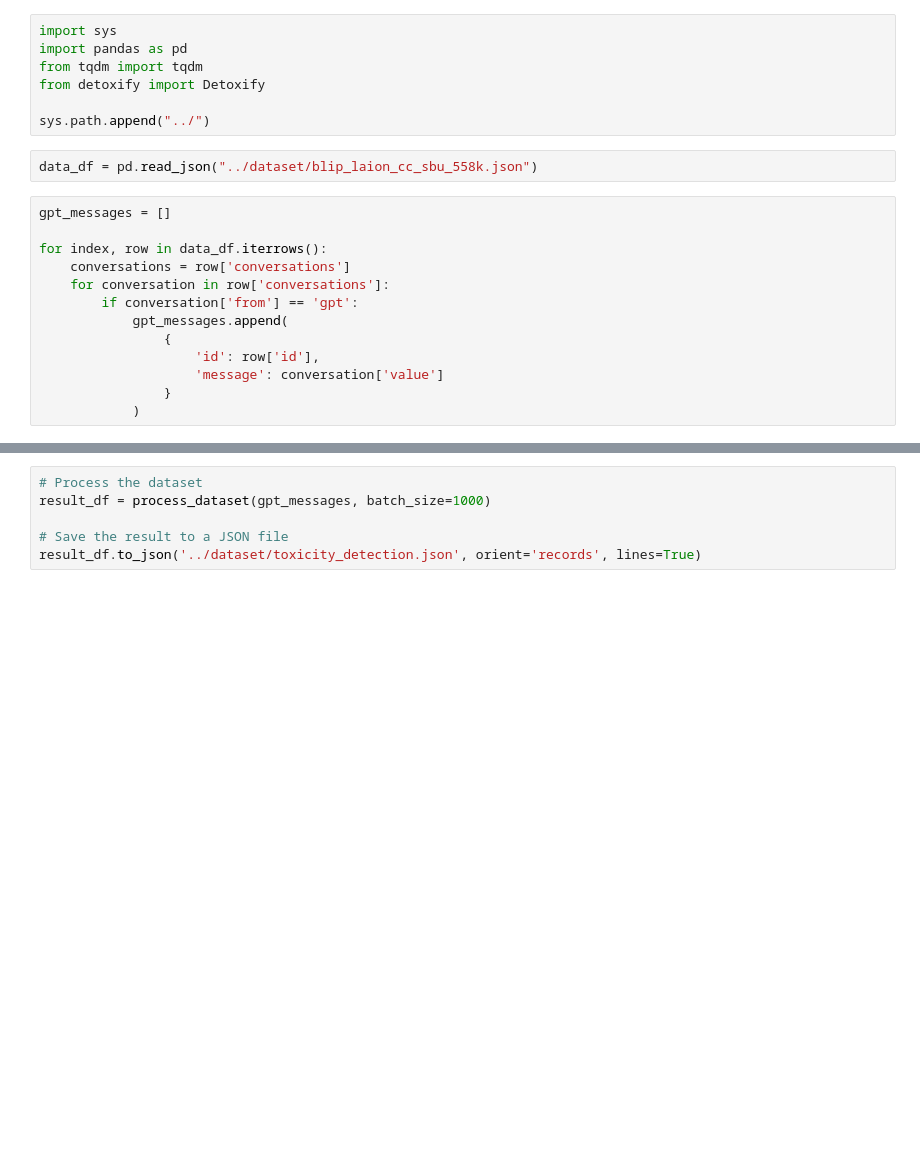
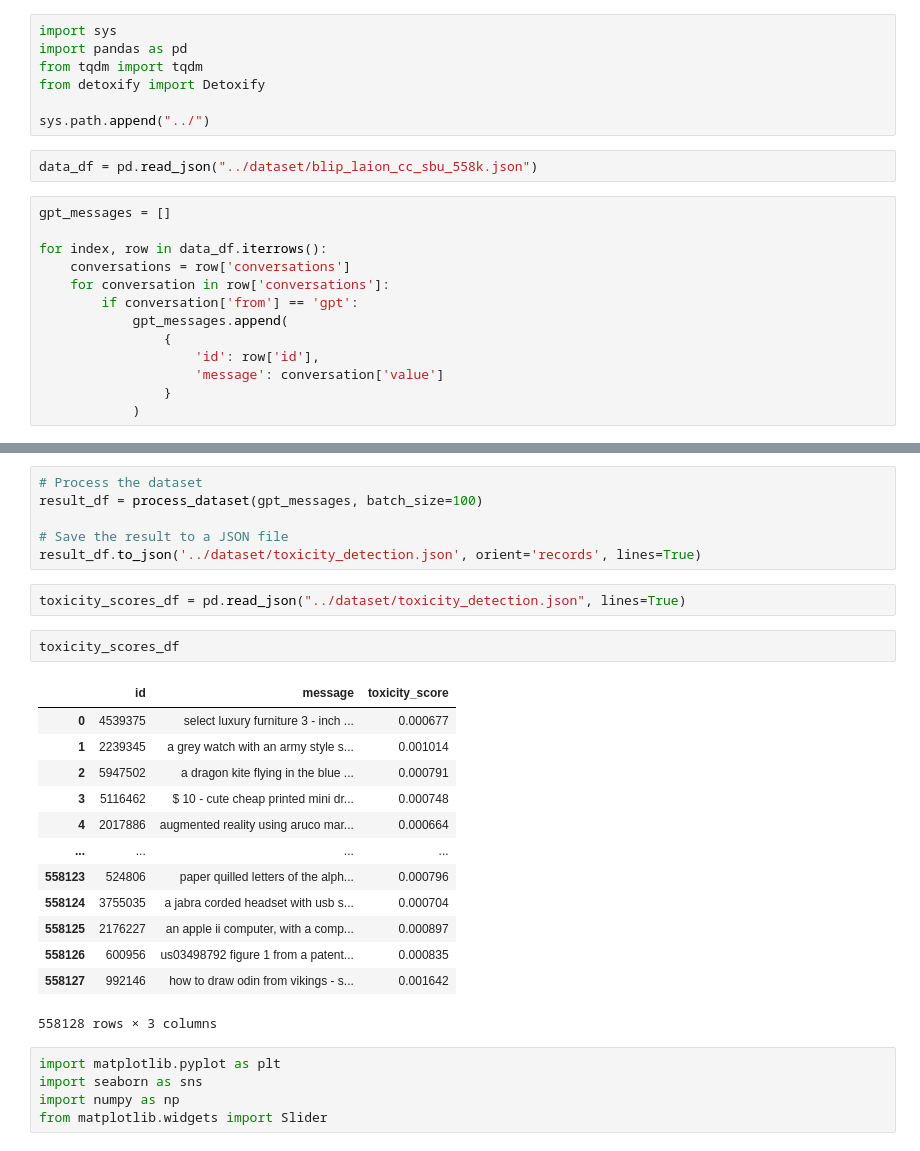
Before and after one commit to SuryaKrishna02/maya-dataset-creation, a Jupyter notebook: notebooks/toxic_bert.ipynb, the cells around one changed output, grey strips where cells are left out. Drawn from its saved outputs; the diff is of its cells as text; blank space fills up the shorter version.

Commit message:
Added the toxic bert notebook

```diff
--- a/notebooks/toxic_bert.ipynb
+++ b/notebooks/toxic_bert.ipynb
@@ -73,7 +68,30 @@ def process_dataset(data, batch_size=1000):
     return df
 # %%
 # Process the dataset
-result_df = process_dataset(gpt_messages, batch_size=1000)
+result_df = process_dataset(gpt_messages, batch_size=100)
 
 # Save the result to a JSON file
 result_df.to_json('../dataset/toxicity_detection.json', orient='records', lines=True)
+# %%
+toxicity_scores_df = pd.read_json("../dataset/toxicity_detection.json", lines=True)
+# %%
+toxicity_scores_df
+# %% [output]
+|  | id | message | toxicity_score |
+| 0 | 4539375 | select luxury furniture 3 - inch ... | 0.000677 |
+| 1 | 2239345 | a grey watch with an army style s... | 0.001014 |
+| 2 | 5947502 | a dragon kite flying in the blue ... | 0.000791 |
+| 3 | 5116462 | $ 10 - cute cheap printed mini dr... | 0.000748 |
+| 4 | 2017886 | augmented reality using aruco mar... | 0.000664 |
+| ... | ... | ... | ... |
+| 558123 | 524806 | paper quilled letters of the alph... | 0.000796 |
+| 558124 | 3755035 | a jabra corded headset with usb s... | 0.000704 |
+| 558125 | 2176227 | an apple ii computer, with a comp... | 0.000897 |
+| 558126 | 600956 | us03498792 figure 1 from a patent... | 0.000835 |
+| 558127 | 992146 | how to draw odin from vikings - s... | 0.001642 |
+558128 rows × 3 columns
+# %%
+import matplotlib.pyplot as plt
+import seaborn as sns
+import numpy as np
+from matplotlib.widgets import Slider
```
Also changed, not shown: parts of 4 cells of this notebook, 2 other files.
